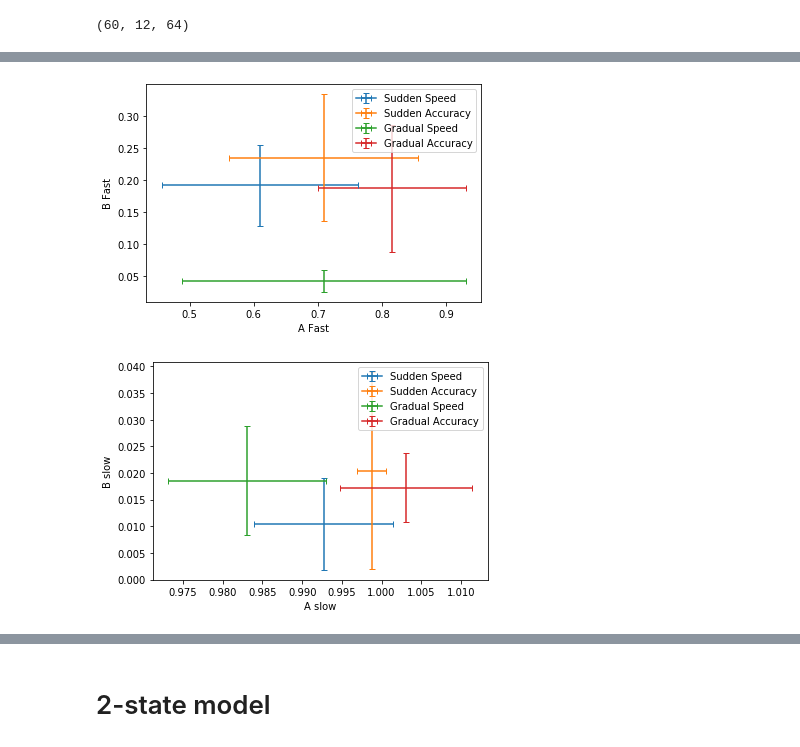
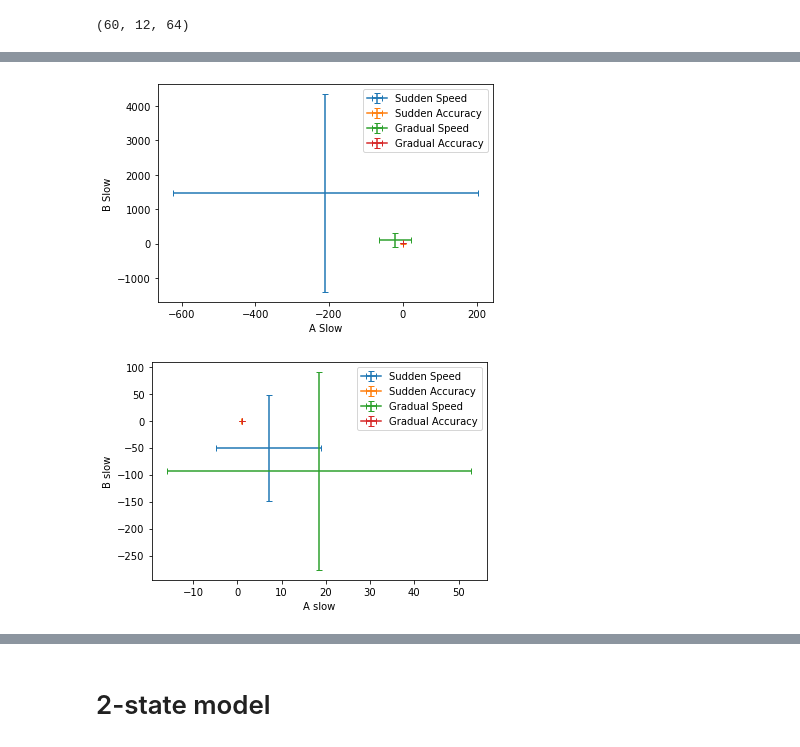
Before and after one commit to tejas-savalia/Lab-Codes, a Jupyter notebook: Psychtoolbox/Visuomotor_Adaptation_Tablet/python_scripts/state_space.ipynb, the cells around one changed output, grey strips where cells are left out. Saved outputs shown, nothing was run; the diff lists cells and outputs as text; code cells hidden in the pictures.

```diff
--- a/Psychtoolbox/Visuomotor_Adaptation_Tablet/python_scripts/state_space.ipynb
+++ b/Psychtoolbox/Visuomotor_Adaptation_Tablet/python_scripts/state_space.ipynb
@@ -142,4 +151,0 @@ np.dot(np.array([25, 20]), np.array([187, 164]))
-# %%
-a = [25, 20]
-b = [187, 164]
-np.dot(a, b)
@@ -332,13 +339,13 @@ def plot_fits(fit_A, fit_B, x_label, y_label):
     plt.legend((plot0, plot1, plot2, plot3), ('Sudden Speed', 'Sudden Accuracy', 'Gradual Speed', 'Gradual Accuracy'))
     plt.xlabel(x_label)
     plt.ylabel(y_label)
-# %%
-plot_fits(Af, Bf, "A Fast", "B Fast")
-# %% [output]
-[figure, removed]
+# %%
+plot_fits(fit_Af, fit_Bf, "A Slow", "B Slow")
+# %% [output]
+[figure, added]
 # %%
-plot_fits(As, Bs, "A slow", "B slow")
+plot_fits(fit_As, fit_Bs, "A slow", "B slow")
 # %% [output]
-[figure, old version]
+[figure, new version]
 # %%
 plot_fits(fit_transfer_A, fit_transfer_B)
```
Also changed, not shown: parts of 100 cells of this notebook, 34 other files.
